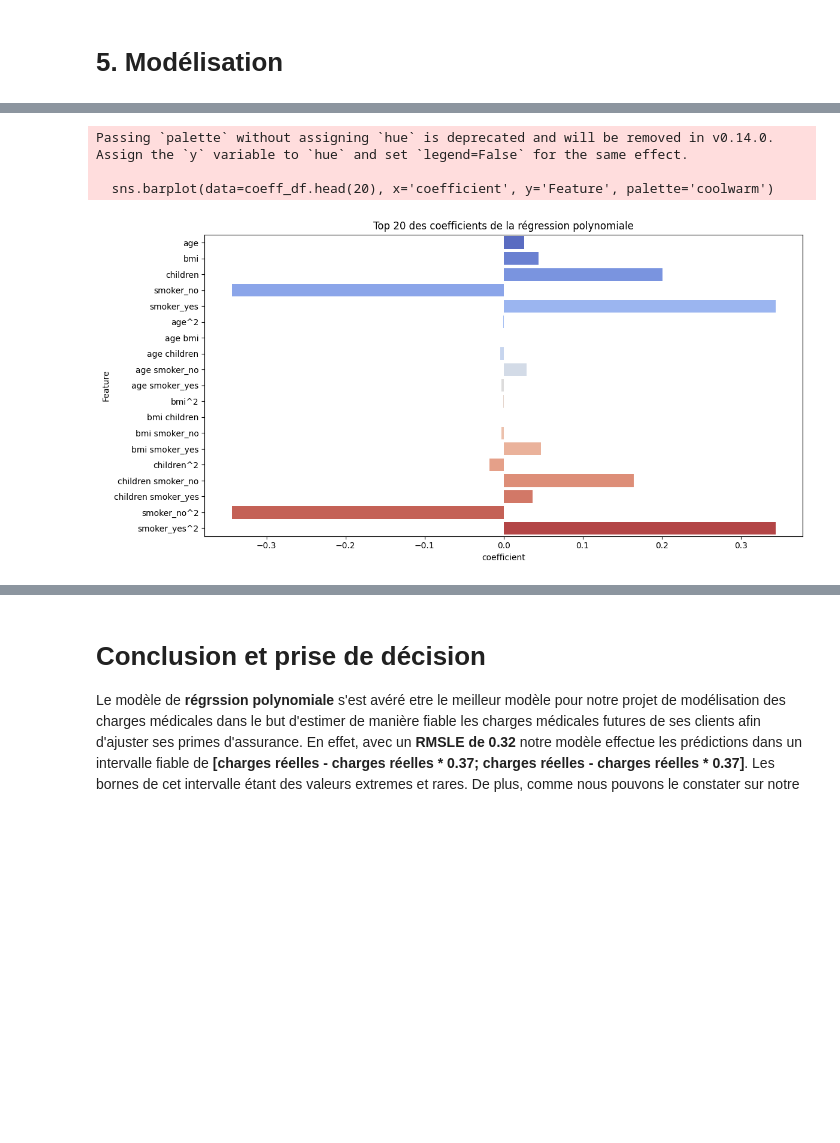
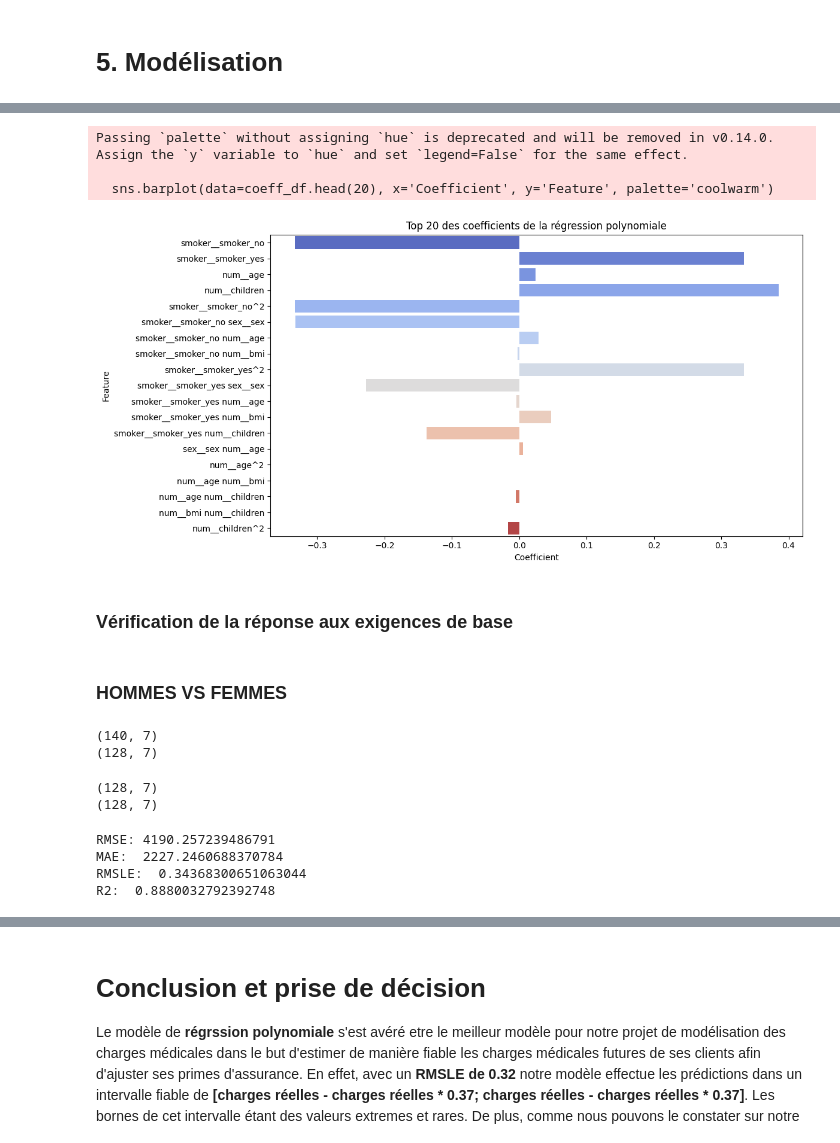
Before and after one commit to StephaneBella/MedicalExpensesEstimation, a Jupyter notebook: notebooks/02_Medical_expenses_Preprocessing&modeling.ipynb, the cells around one changed output, grey strips where cells are left out. Drawn from its saved outputs; the diff is of its cells as text; code cells hidden in the pictures; blank space fills up the shorter version.

Commit message:
Pipeline Orchestration

```diff
--- a/notebooks/02_Medical_expenses_Preprocessing&modeling.ipynb
+++ b/notebooks/02_Medical_expenses_Preprocessing&modeling.ipynb
@@ -111,7 +111,8 @@ from sklearn.feature_selection import SelectKBest, f_regression
 # %%
-PR = make_pipeline(PolynomialFeatures(degree=2, include_bias=False), SelectKBest(f_regression, k=19), LinearRegression())
-#DT = make_pipeline(PolynomialFeatures(degree=2),DecisionTreeRegressor())
+PR = make_pipeline(preprocessor, PolynomialFeatures(degree=2, include_bias=False),
+                    SelectKBest(f_regression, k=19), LinearRegression())
+
 DT = DecisionTreeRegressor()
-RG = make_pipeline(PolynomialFeatures(degree=2, include_bias=False), Ridge())
+RG = make_pipeline(preprocessor, PolynomialFeatures(degree=2, include_bias=False), Ridge())
 RF = RandomForestRegressor(n_estimators=50)
 SVM = make_pipeline(PolynomialFeatures(degree=2, include_bias=False), SVR(kernel='linear', epsilon=0.1, C=1000 )) #, gamma=0.001))
@@ -149,3 +154,5 @@ def evaluation(model):
     plt.subplot(1, 2, 2)
     sns.histplot(residus, label='Résidus', kde=True)
     plt.legend()
+
+    return model
@@ -152,3 +174,3 @@ def evaluation(model):
 # %%
-evaluation(PR)
+PR = evaluation(PR)
 # %% [output]
@@ -168,31 +205,34 @@ R2:  0.8913970669212554
 # %%
-# Affichage des coefficients
+# Étape 1 : Récupérer les noms des colonnes après ColumnTransformer
+feature_names = PR.named_steps['columntransformer'].get_feature_names_out()
 
-# Récupérer les noms des features crées par polynomial features
-poly = PR.named_steps['polynomialfeatures'].get_feature_names_out(x_train.columns)
+# Étape 2 : Générer les noms après PolynomialFeatures
+poly_features = PR.named_steps['polynomialfeatures'].get_feature_names_out(feature_names)
 
-# récupérer les indices selectionnés par selectkbest
+# Étape 3 : Récupérer les indices sélectionnés par SelectKBest
 selected_indices = PR.named_steps['selectkbest'].get_support(indices=True)
 
-# appliquer les indices pour avoir les noms finaux des variables selectionnées
-selected_feature_names = poly[selected_indices]
-
-# récuperer les coefficients appris par le modèle ridge
+# Étape 4 : Sélectionner les noms finaux et les coefficients correspondants
+selected_feature_names = poly_features[selected_indices]
 coefficients = PR.named_steps['linearregression'].coef_
 
-# Associer les noms des variables
+# Étape 5 : Construction du DataFrame final
 coeff_df = pd.DataFrame({
     'Feature': selected_feature_names,
-    'coefficient': coefficients
-    })
+    'Coefficient': coefficients
+})
 # %%
 # Affichage des coefficients les plus élevés
 plt.figure(figsize=(12, 6))
-sns.barplot(data=coeff_df.head(20), x='coefficient', y='Feature', palette='coolwarm')
+sns.barplot(data=coeff_df.head(20), x='Coefficient', y='Feature', palette='coolwarm')
 plt.title('Top 20 des coefficients de la régression polynomiale')
 plt.tight_layout()
 # %% [output]
 Passing `palette` without assigning `hue` is deprecated and will be removed in v0.14.0. Assign the `y` variable to `hue` and set `legend=False` for the same effect.
 
-  sns.barplot(data=coeff_df.head(20), x='coefficient', y='Feature', palette='coolwarm')
+  sns.barplot(data=coeff_df.head(20), x='Coefficient', y='Feature', palette='coolwarm')
-[figure, old version]
+[figure, new version]
+# %% [markdown]
+### Vérification de la réponse aux exigences de base
+# %% [markdown]
+### HOMMES VS FEMMES
@@ -198,0 +243,6 @@ Passing `palette` without assigning `hue` is deprecated and will be removed in v
+# %%
+print(hommes.shape)
+print(femmes.shape)
+# %% [output]
+(140, 7)
+(128, 7)
@@ -198,0 +252,6 @@ Passing `palette` without assigning `hue` is deprecated and will be removed in v
+# %%
+print(hommes.shape)
+print(femmes.shape)
+# %% [output]
+(128, 7)
+(128, 7)
@@ -198,0 +260,20 @@ Passing `palette` without assigning `hue` is deprecated and will be removed in v
+# %%
+# calcul des métriques par sexe
+log_pred_h = PR.predict(hommes_x_test)
+
+pred_h = np.exp(log_pred_h)
+
+rmse = root_mean_squared_error(hommes_y_test, pred_h)
+mae = mean_absolute_error(hommes_y_test, pred_h)
+rmsle = root_mean_squared_log_error(hommes_y_test, pred_h)
+r2 = r2_score(hommes_y_test, pred_h)
+
+print(f'RMSE: {rmse}')
+print(f'MAE:  {mae}')
+print(f'RMSLE:  {rmsle}')
+print(f'R2:  {r2}')
+# %% [output]
+RMSE: 4190.257239486791
+MAE:  2227.2460688370784
+RMSLE:  0.34368300651063044
+R2:  0.8880032792392748
```
Also changed, not shown: parts of 21 cells of this notebook, 12 other files.
